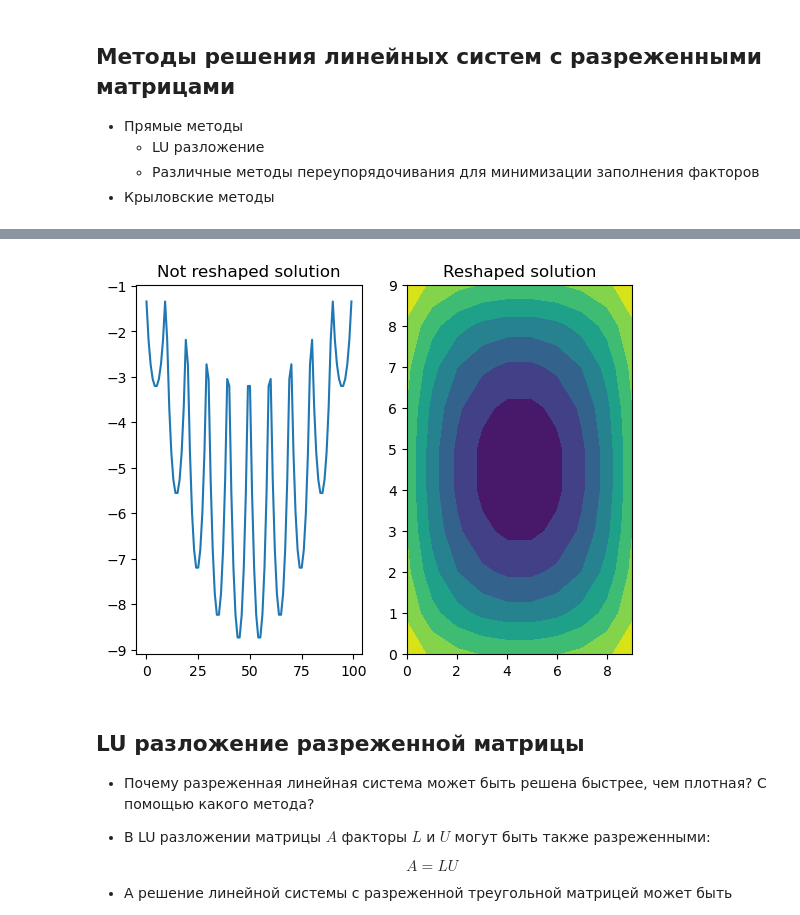
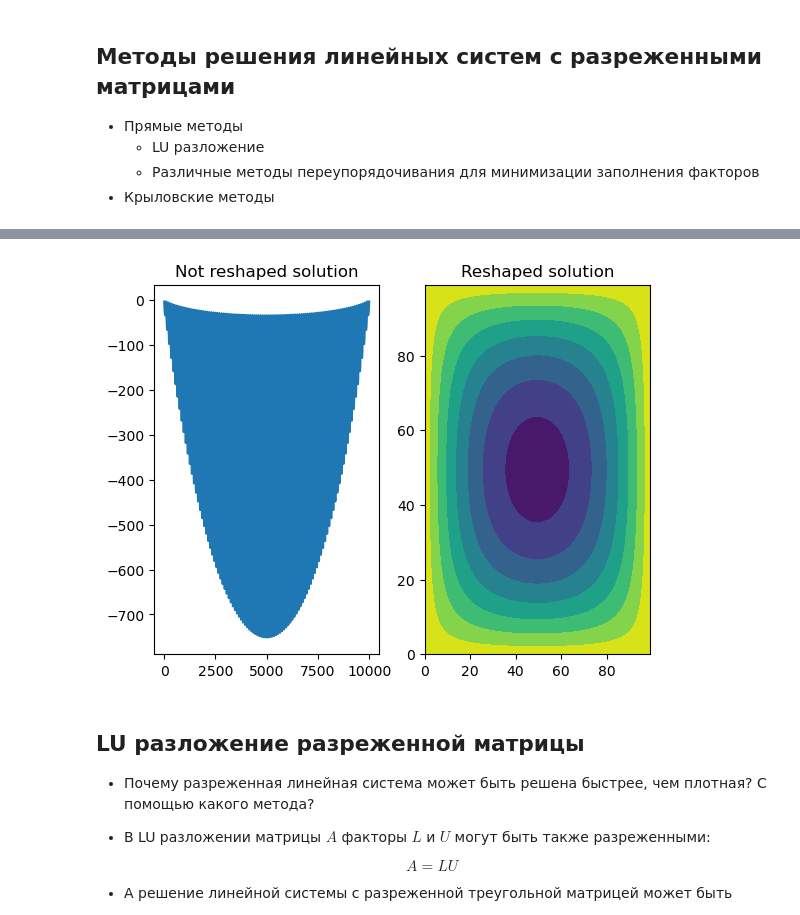
Before and after one commit to amkatrutsa/nla2023_masters, a Jupyter notebook: lectures/lecture8/lecture8.ipynb, the cells around one changed output, grey strips where cells are left out. Drawn from its saved outputs; the diff is of its cells as text; code cells hidden in the pictures.

```diff
--- a/lectures/lecture8/lecture8.ipynb
+++ b/lectures/lecture8/lecture8.ipynb
@@ -268,7 +275,7 @@ B = coo_matrix(A)
     - Различные методы переупорядочивания для минимизации заполнения факторов
 - Крыловские методы
 # %%
-n = 10
+n = 100
 ex = np.ones(n);
 lp1 = sp.sparse.spdiags(np.vstack((ex,  -2*ex, ex)), [-1, 0, 1], n, n, 'csr');
 e = sp.sparse.eye(n)
@@ -281,4 +288,8 @@ ax1.plot(sol)
 ax1.set_title('Not reshaped solution')
 ax2.contourf(sol.reshape((n, n), order='f'))
 ax2.set_title('Reshaped solution')
+
+Anp = A.toarray()
+%timeit sp.sparse.linalg.spsolve(A, rhs)
+%timeit np.linalg.solve(Anp, rhs)
 # %% [output]
@@ -286,4 +298,4 @@ Text(0.5, 1.0, 'Reshaped solution')
-[figure, old version]
+[figure, new version]
 # %% [markdown]
 ## LU разложение разреженной матрицы
 
```
Also changed, not shown: parts of 12 cells of this notebook.
